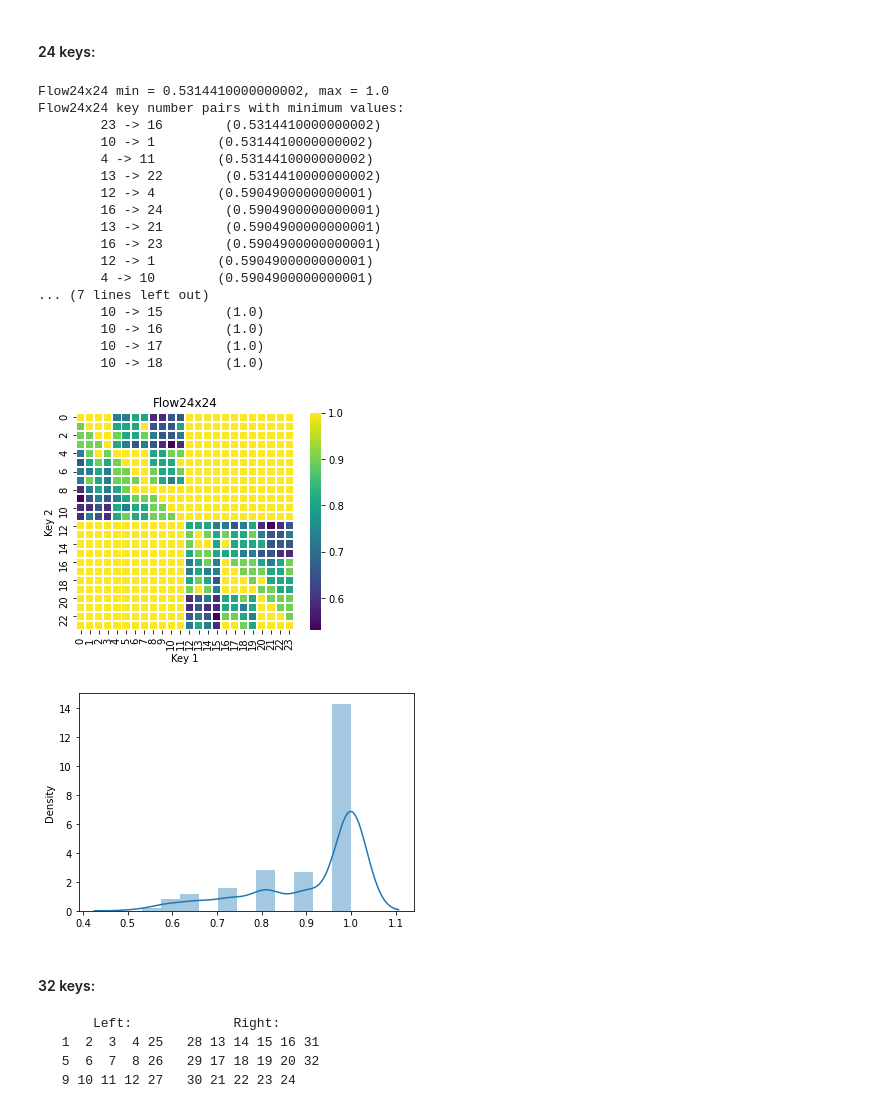
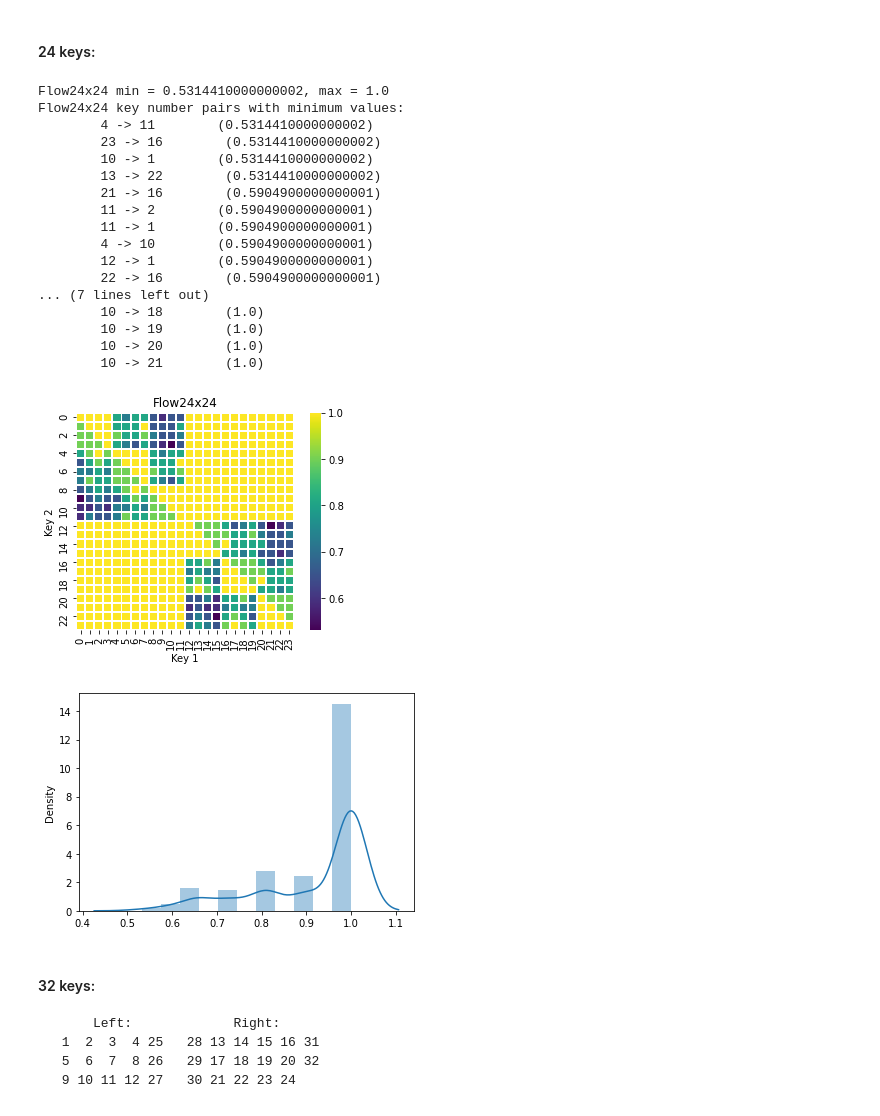
Before and after one commit to binarybottle/engram, a Jupyter notebook: engram_layout_v2.0.ipynb, the cells around one changed output. Cells and saved outputs as stored; diff of their text form; code cells hidden in the pictures.

```diff
--- a/engram_layout_v2.0.ipynb
+++ b/engram_layout_v2.0.ipynb
@@ -1773,14 +1773,38 @@ def create_24x24_flow_matrix(same_hand, same_finger, not_home_row, skip_row, out
     #    5  6  7  8   17 18 19 20
     #    9 10 11 12   21 22 23 24
     if side_above:
-        for i in range(4,12):
-            for x in [1,4]:
-                T[i, x-1] *= side_above
-                T[x-1, i] *= side_above
-        for i in range(12,24):
-            for x in [13,16]:
-                T[i, x-1] *= side_above
-                T[x-1, i] *= side_above
+        for x in [1]:
+            for y in [6,7,8,10,11,12]:
+                T[x-1, y-1] *= side_above
+                T[y-1, x-1] *= side_above
+        for x in [5]:
+            for y in [10,11,12]:
+                T[x-1, y-1] *= side_above
+                T[y-1, x-1] *= side_above
+        for x in [4]:
+            for y in [5,6,7,9,10,11]:
+                T[x-1, y-1] *= side_above
+                T[y-1, x-1] *= side_above
+        for x in [8]:
+            for y in [9,10,11]:
+                T[x-1, y-1] *= side_above
+                T[y-1, x-1] *= side_above
+        for x in [13]:
+            for y in [18,19,20,22,23,24]:
+                T[x-1, y-1] *= side_above
+                T[y-1, x-1] *= side_above
+        for x in [17]:
+            for y in [22,23,24]:
+                T[x-1, y-1] *= side_above
+                T[y-1, x-1] *= side_above
+        for x in [16]:
+            for y in [17,18,19,21,22,23]:
+                T[x-1, y-1] *= side_above
+                T[y-1, x-1] *= side_above
+        for x in [20]:
+            for y in [21,22,23]:
+                T[x-1, y-1] *= side_above
+                T[y-1, x-1] *= side_above
     if shorter_above:
         for x in [1]:
             for y in [6,7,8,10,11,12]:
@@ -1892,49 +1916,49 @@ def create_24x24_flow_matrix(same_hand, same_finger, not_home_row, skip_row, out
     # Normalize matrix with min-max scaling to a range with maximum = 1:
     newMin = np.min(Flow24x24) / np.max(Flow24x24)
     newMax = 1.0
     Flow24x24 = newMin + (Flow24x24 - np.min(Flow24x24)) * (newMax - newMin) / (np.max(Flow24x24) - np.min(Flow24x24))
 
     return Flow24x24
 
 Flow24x24 = create_24x24_flow_matrix(same_hand, same_finger, not_home_row, skip_row, outward, adjacent_offset, shorter_above, side_above)
 
 # Print:
 print_matrix_info(matrix_data=Flow24x24, matrix_label="Flow24x24", nkeys=24, nlines=10)
 heatmap(data=Flow24x24, title="Flow24x24", xlabel="Key 1", ylabel="Key 2")
 
 # Save:
 file = open("Flow24x24.txt", "w+")
 file.write(str(Flow24x24))
 file.close()
 
 #    1  2  3  4   13 14 15 16
 #    5  6  7  8   17 18 19 20
 #    9 10 11 12   21 22 23 24
 # %% [output]
 Flow24x24 min = 0.5314410000000002, max = 1.0
 Flow24x24 key number pairs with minimum values:
+        4 -> 11        (0.5314410000000002)
         23 -> 16        (0.5314410000000002)
         10 -> 1        (0.5314410000000002)
-        4 -> 11        (0.5314410000000002)
         13 -> 22        (0.5314410000000002)
-        12 -> 4        (0.5904900000000001)
-        16 -> 24        (0.5904900000000001)
-        13 -> 21        (0.5904900000000001)
-        16 -> 23        (0.5904900000000001)
+        21 -> 16        (0.5904900000000001)
+        11 -> 2        (0.5904900000000001)
+        11 -> 1        (0.5904900000000001)
+        4 -> 10        (0.5904900000000001)
         12 -> 1        (0.5904900000000001)
-        4 -> 10        (0.5904900000000001)
+        22 -> 16        (0.5904900000000001)
 ... (7 lines left out)
-        10 -> 15        (1.0)
-        10 -> 16        (1.0)
-        10 -> 17        (1.0)
         10 -> 18        (1.0)
+        10 -> 19        (1.0)
+        10 -> 20        (1.0)
+        10 -> 21        (1.0)
-[figure, old version]
+[figure, new version]
 # %%
 # Histogram
 sns_plot = sns.distplot(Flow24x24)
 sns_plot.figure.savefig("{0}_histogram.png".format("Flow24x24"))
 # %% [output]
-[figure, old version]
+[figure, new version]
 # %% [markdown]
 #### 32 keys:
 
```
Also changed, not shown: parts of 23 cells of this notebook, 12 other files.
